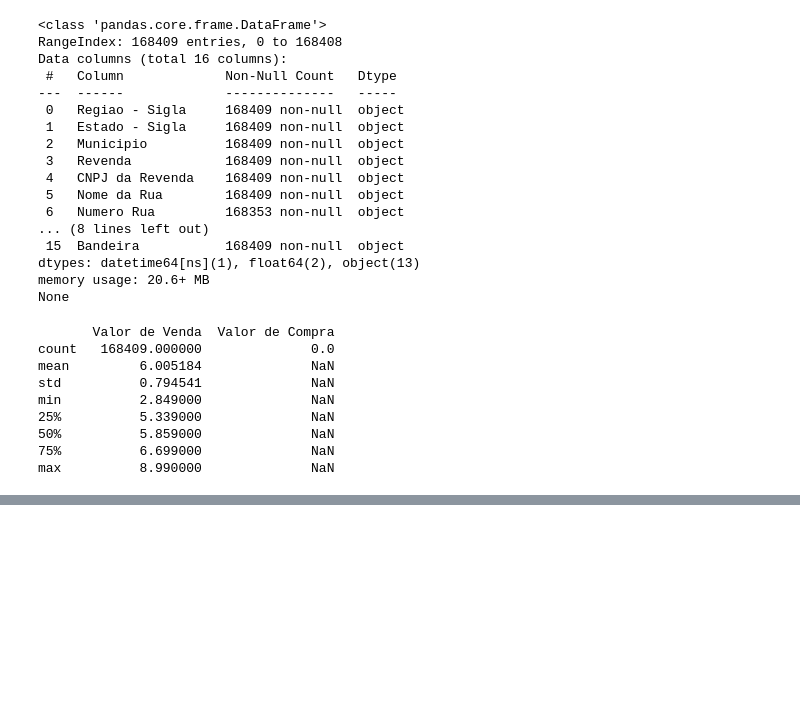
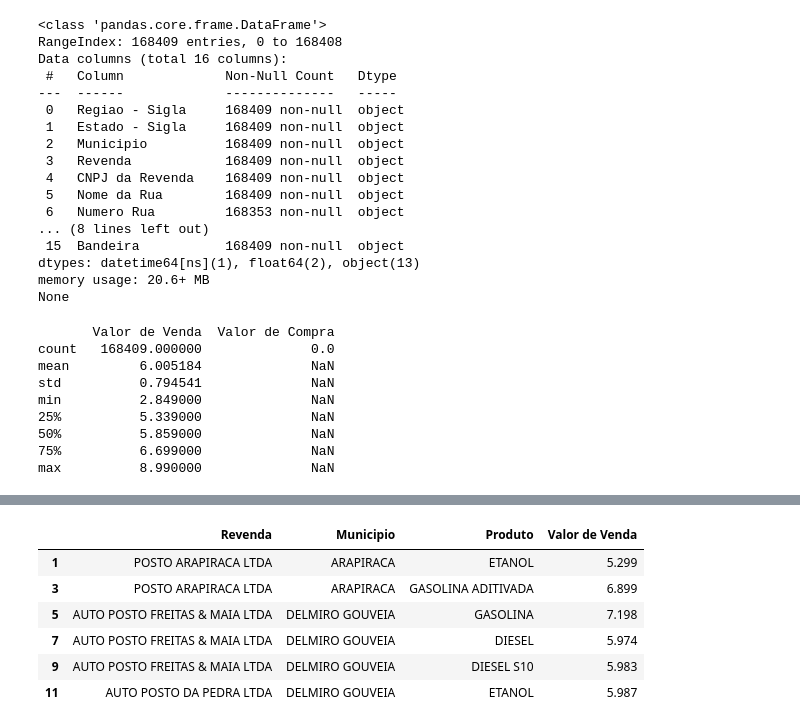
Before and after one commit to Fael3113/Primeiro-Exemplo-em-Pandas, a Jupyter notebook: Exemplo em Pandas.ipynb, the cells around one changed output, grey strips where cells are left out. Saved outputs shown, nothing was run; the diff lists cells and outputs as text; code cells hidden in the pictures; blank space fills up the shorter version.

```diff
--- a/Exemplo em Pandas.ipynb
+++ b/Exemplo em Pandas.ipynb
@@ -102,0 +159,11 @@ max          8.990000              NaN
+# %%
+#Exibe uma sequência do ponto de partida ao final com o intervalo desejado
+display(cb_df.loc[1:11:2])
+# %% [output]
+|  | Revenda | Municipio | Produto | Valor de Venda |
+| 1 | POSTO ARAPIRACA LTDA | ARAPIRACA | ETANOL | 5.299 |
+| 3 | POSTO ARAPIRACA LTDA | ARAPIRACA | GASOLINA ADITIVADA | 6.899 |
+| 5 | AUTO POSTO FREITAS & MAIA LTDA | DELMIRO GOUVEIA | GASOLINA | 7.198 |
+| 7 | AUTO POSTO FREITAS & MAIA LTDA | DELMIRO GOUVEIA | DIESEL | 5.974 |
+| 9 | AUTO POSTO FREITAS & MAIA LTDA | DELMIRO GOUVEIA | DIESEL S10 | 5.983 |
+| 11 | AUTO POSTO DA PEDRA LTDA | DELMIRO GOUVEIA | ETANOL | 5.987 |
```
Also changed, not shown: parts of 8 cells of this notebook.
